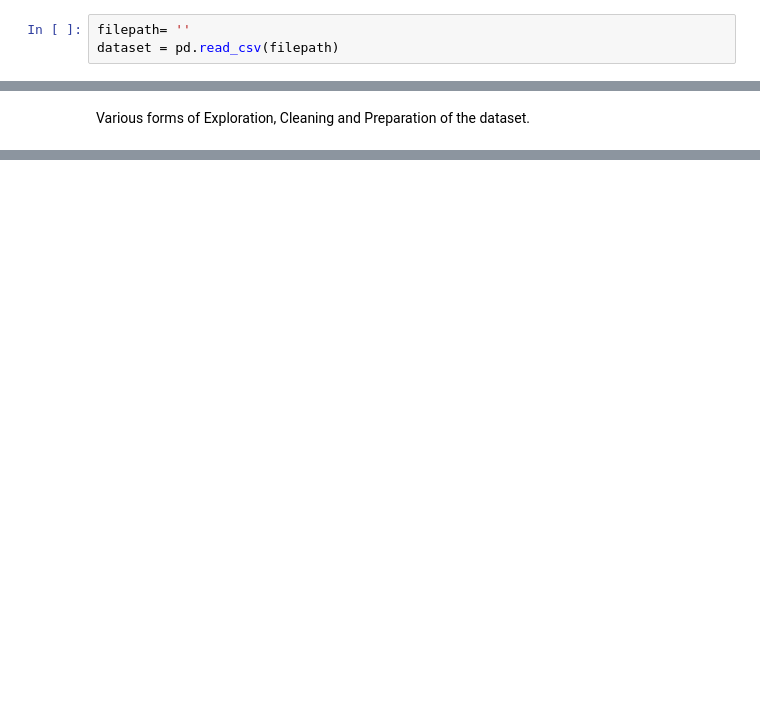
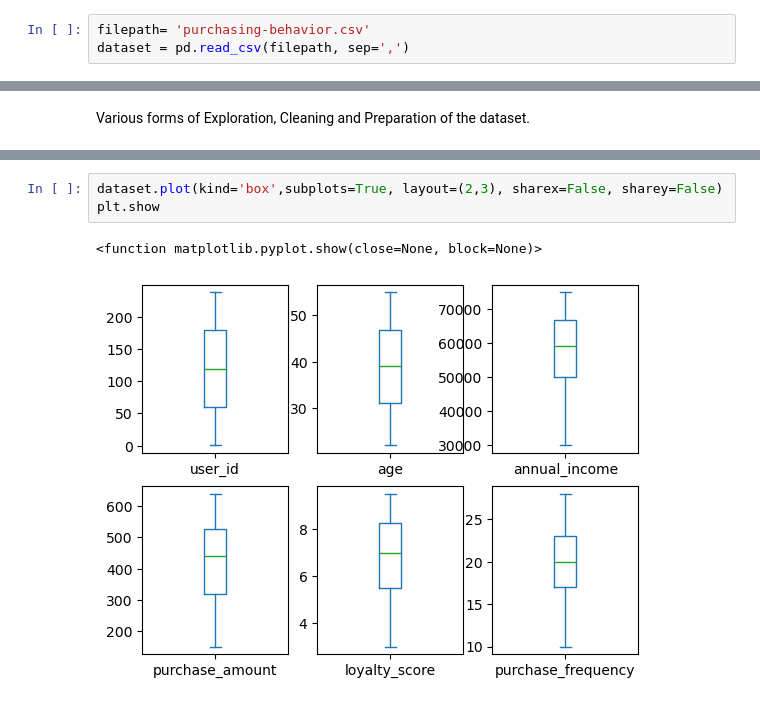
Before and after one commit to Florian-Schaffer/bi_projects, a Jupyter notebook: MP4/MP4.ipynb, the cells around one changed output, grey strips where cells are left out. Drawn from its saved outputs; the diff is of its cells as text; blank space fills up the shorter version.

```diff
--- a/MP4/MP4.ipynb
+++ b/MP4/MP4.ipynb
@@ -14,5 +14,5 @@ from sklearn.metrics import confusion_matrix
 from sklearn.metrics import accuracy_score
 from sklearn.naive_bayes import GaussianNB
 # %%
-filepath= ''
-dataset = pd.read_csv(filepath)
+filepath= 'purchasing-behavior.csv'
+dataset = pd.read_csv(filepath, sep=',')
@@ -29,0 +72,6 @@ dataset.sample(10)
+# %%
+dataset.plot(kind='box',subplots=True, layout=(2,3), sharex=False, sharey=False)
+plt.show
+# %% [output]
+<function matplotlib.pyplot.show(close=None, block=None)>
+[figure, added]
```
Also changed, not shown: parts of 7 cells of this notebook, 2 other files.
